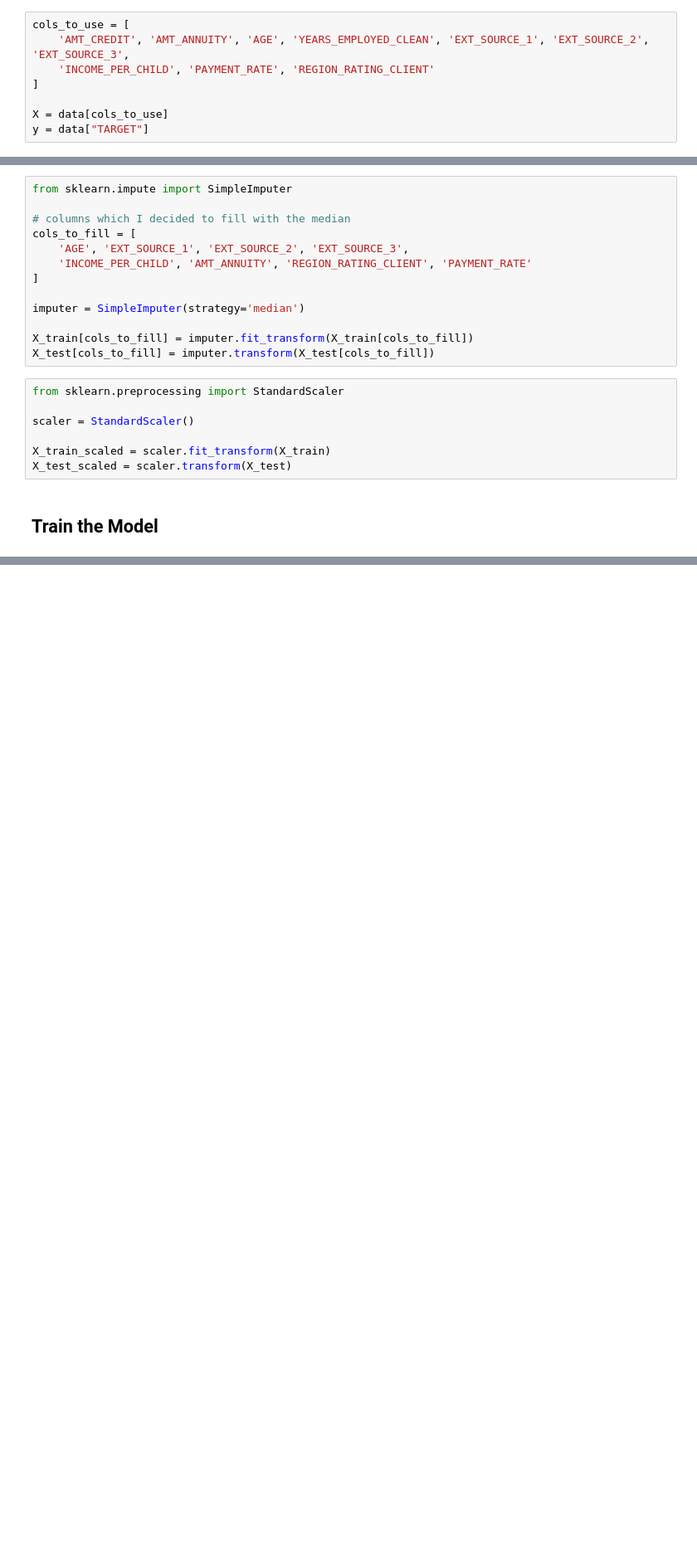
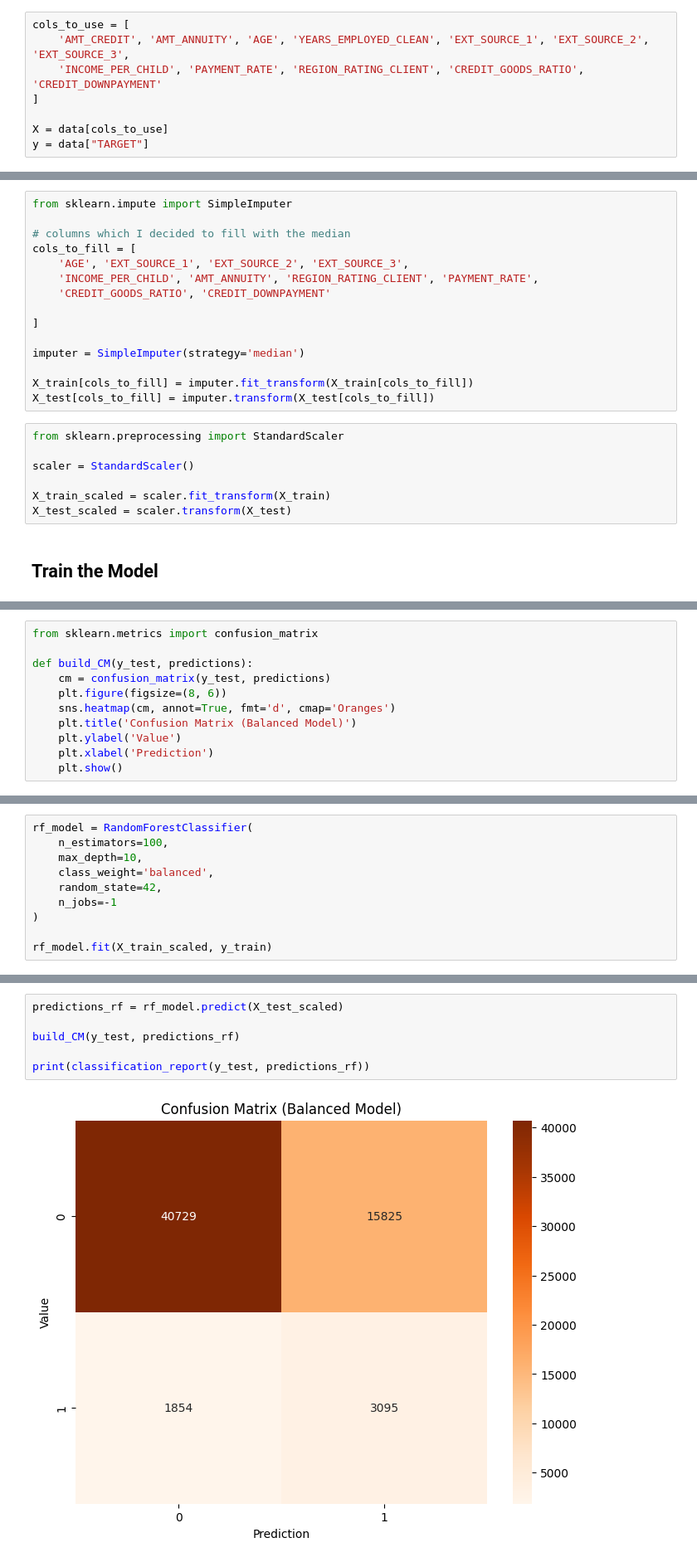
Before and after one commit to aviollaz/end-to-end-credit-scoring, a Jupyter notebook: notebooks/notebook.ipynb, the cells around one changed output, grey strips where cells are left out. Shown at 83% size. Saved outputs shown, nothing was run; the diff lists cells and outputs as text; blank space fills up the shorter version.

Commit message:
feat: Trained models and created web UI
Model training:
- Added Random Forest model
- Added Gradient Boost model (XGB)
- Analyzed impact of different features

Web UI:
- Created basic UI

```diff
--- a/notebooks/notebook.ipynb
+++ b/notebooks/notebook.ipynb
@@ -139,7 +127,7 @@ plot_distribution(data, "AMT_ANNUITY", "Annuity")
 # %%
 cols_to_use = [
     'AMT_CREDIT', 'AMT_ANNUITY', 'AGE', 'YEARS_EMPLOYED_CLEAN', 'EXT_SOURCE_1', 'EXT_SOURCE_2', 'EXT_SOURCE_3',
-    'INCOME_PER_CHILD', 'PAYMENT_RATE', 'REGION_RATING_CLIENT'
+    'INCOME_PER_CHILD', 'PAYMENT_RATE', 'REGION_RATING_CLIENT', 'CREDIT_GOODS_RATIO', 'CREDIT_DOWNPAYMENT'
 ]
 
 X = data[cols_to_use]
@@ -154,7 +142,9 @@ from sklearn.impute import SimpleImputer
 # columns which I decided to fill with the median
 cols_to_fill = [
     'AGE', 'EXT_SOURCE_1', 'EXT_SOURCE_2', 'EXT_SOURCE_3',
-    'INCOME_PER_CHILD', 'AMT_ANNUITY', 'REGION_RATING_CLIENT', 'PAYMENT_RATE'
+    'INCOME_PER_CHILD', 'AMT_ANNUITY', 'REGION_RATING_CLIENT', 'PAYMENT_RATE',
+    'CREDIT_GOODS_RATIO', 'CREDIT_DOWNPAYMENT'
+
 ]
 
 imputer = SimpleImputer(strategy='median')
@@ -190 +179,12 @@ LogisticRegression does not accept missing values encoded as NaN natively. For s
+# %%
+from sklearn.metrics import confusion_matrix
+
+def build_CM(y_test, predictions):
+    cm = confusion_matrix(y_test, predictions)
+    plt.figure(figsize=(8, 6))
+    sns.heatmap(cm, annot=True, fmt='d', cmap='Oranges')
+    plt.title('Confusion Matrix (Balanced Model)')
+    plt.ylabel('Value')
+    plt.xlabel('Prediction')
+    plt.show()
 # %%
@@ -214,0 +216,10 @@ weighted avg       0.89      0.67      0.75     61503
+# %%
+rf_model = RandomForestClassifier(
+    n_estimators=100,
+    max_depth=10,
+    class_weight='balanced',
+    random_state=42,
+    n_jobs=-1
+)
+
+rf_model.fit(X_train_scaled, y_train)
@@ -214,0 +229,8 @@ weighted avg       0.89      0.67      0.75     61503
+# %%
+predictions_rf = rf_model.predict(X_test_scaled)
+
+build_CM(y_test, predictions_rf)
+
+print(classification_report(y_test, predictions_rf))
+# %% [output]
+[figure, added]
```
Also changed, not shown: parts of 13 cells of this notebook, 2 other files.
